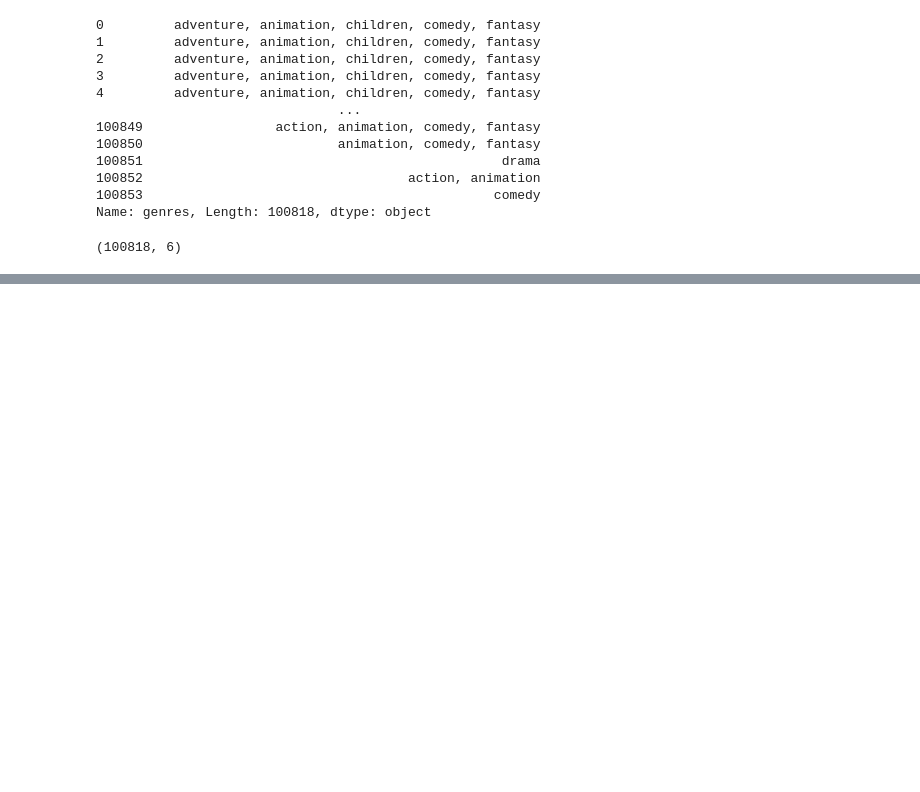
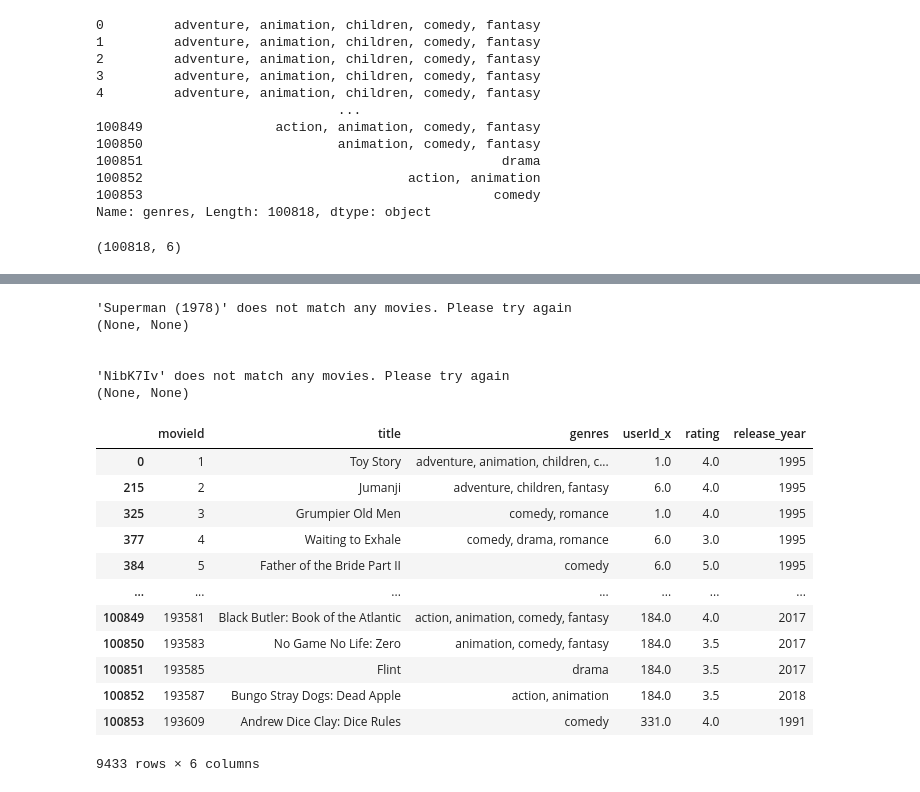
Before and after one commit to Allan-Kipkemei/Movie-Recommendation-System, a Jupyter notebook: Recommender.ipynb, the cells around one changed output, grey strips where cells are left out. Cells and saved outputs as stored; diff of their text form; code cells hidden in the pictures; blank space fills up the shorter version.

```diff
--- a/Recommender.ipynb
+++ b/Recommender.ipynb
@@ -872,11 +874,27 @@ sig = batch_sigmoid_kernel(tfv_matrix_reduced)
 # Check the shape of the resulting kernel matrix
 print(sig.shape)'''
 
-
-def popularity_recommendation(data, top_n=10):
+# gpt
+'''def popularity_recommendation(data, top_n=10):
     popular_movies = data.groupby('title')['rating'].mean().sort_values(ascending=False).head(top_n)
     return popular_movies.index.tolist()
 
 popular_movies = popularity_recommendation(merged_data)
-print("Top Popular Movies:", popular_movies)
+print("Top Popular Movies:", popular_movies)'''
+
+from sklearn.feature_extraction.text import TfidfVectorizer
+from sklearn.metrics.pairwise import sigmoid_kernel
+
+
+tfv = TfidfVectorizer(min_df=3,  max_features=None,
+            strip_accents='unicode', analyzer='word',token_pattern=r'\w{1,}',
+            ngram_range=(1, 3),
+            stop_words = 'english')
+
+# Filling NaNs with empty string
+merged_data['genres'] = merged_data['genres'].fillna('')
+# replace the pipes '|' from the genres with 'commas'
+merged_data['genres'] = merged_data['genres'].map(lambda x: ", ".join(x.split("|")))
+# genres
+merged_data['genres'].head()
 # %% [output]
@@ -984,0 +1071,29 @@ MemoryError: Unable to allocate 39.4 GiB for an array with shape (5289181904,) a
+# %%
+print(get_title("Superman (1978)", df))
+print()
+print(get_title("NibK7Iv", df))
+# %% [output]
+'Superman (1978)' does not match any movies. Please try again
+(None, None)
+
+
+'NibK7Iv' does not match any movies. Please try again
+(None, None)
+# %%
+merged_data_unique = merged_data.drop_duplicates(subset='title')
+# %%
+merged_data_unique
+# %% [output]
+|  | movieId | title | genres | userId_x | rating | release_year |
+| 0 | 1 | Toy Story | adventure, animation, children, c... | 1.0 | 4.0 | 1995 |
+| 215 | 2 | Jumanji | adventure, children, fantasy | 6.0 | 4.0 | 1995 |
+| 325 | 3 | Grumpier Old Men | comedy, romance | 1.0 | 4.0 | 1995 |
+| 377 | 4 | Waiting to Exhale | comedy, drama, romance | 6.0 | 3.0 | 1995 |
+| 384 | 5 | Father of the Bride Part II | comedy | 6.0 | 5.0 | 1995 |
+| ... | ... | ... | ... | ... | ... | ... |
+| 100849 | 193581 | Black Butler: Book of the Atlantic | action, animation, comedy, fantasy | 184.0 | 4.0 | 2017 |
+| 100850 | 193583 | No Game No Life: Zero | animation, comedy, fantasy | 184.0 | 3.5 | 2017 |
+| 100851 | 193585 | Flint | drama | 184.0 | 3.5 | 2017 |
+| 100852 | 193587 | Bungo Stray Dogs: Dead Apple | action, animation | 184.0 | 3.5 | 2018 |
+| 100853 | 193609 | Andrew Dice Clay: Dice Rules | comedy | 331.0 | 4.0 | 1991 |
+9433 rows × 6 columns
```
Also changed, not shown: parts of 13 cells of this notebook.
